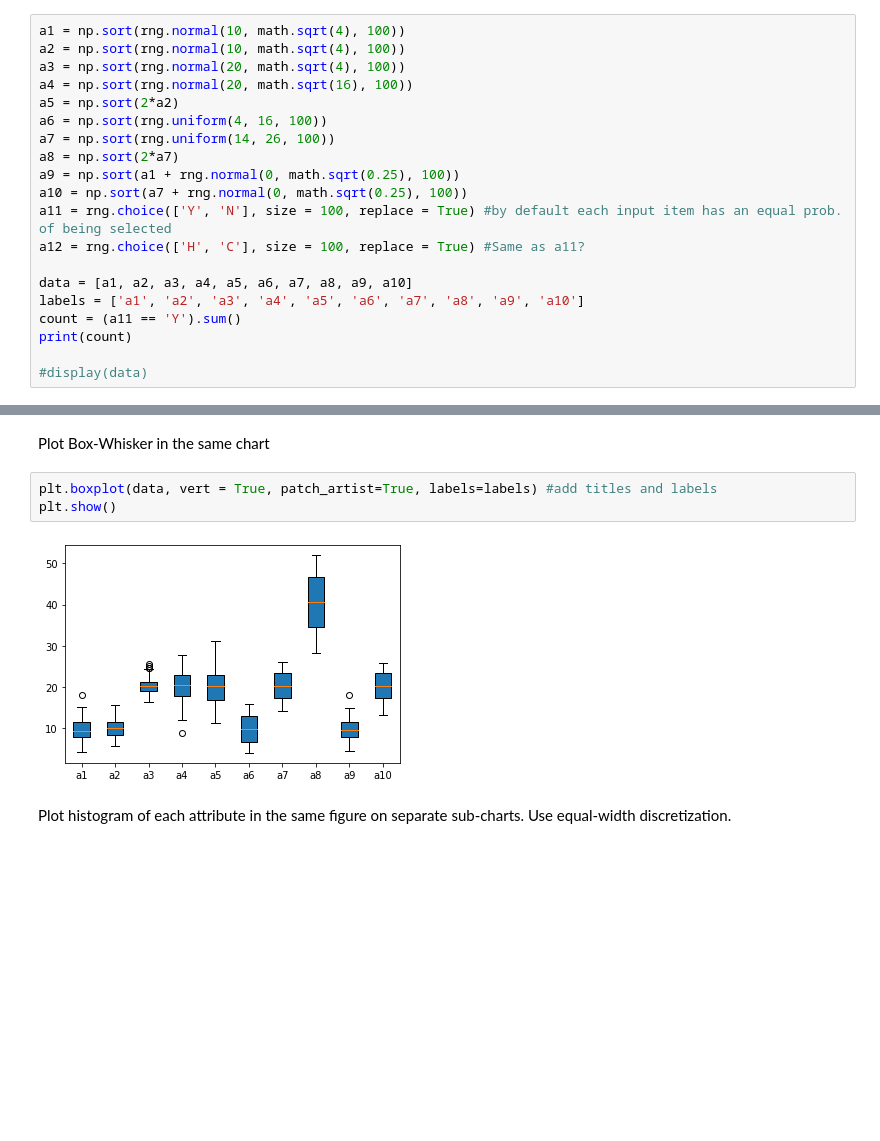
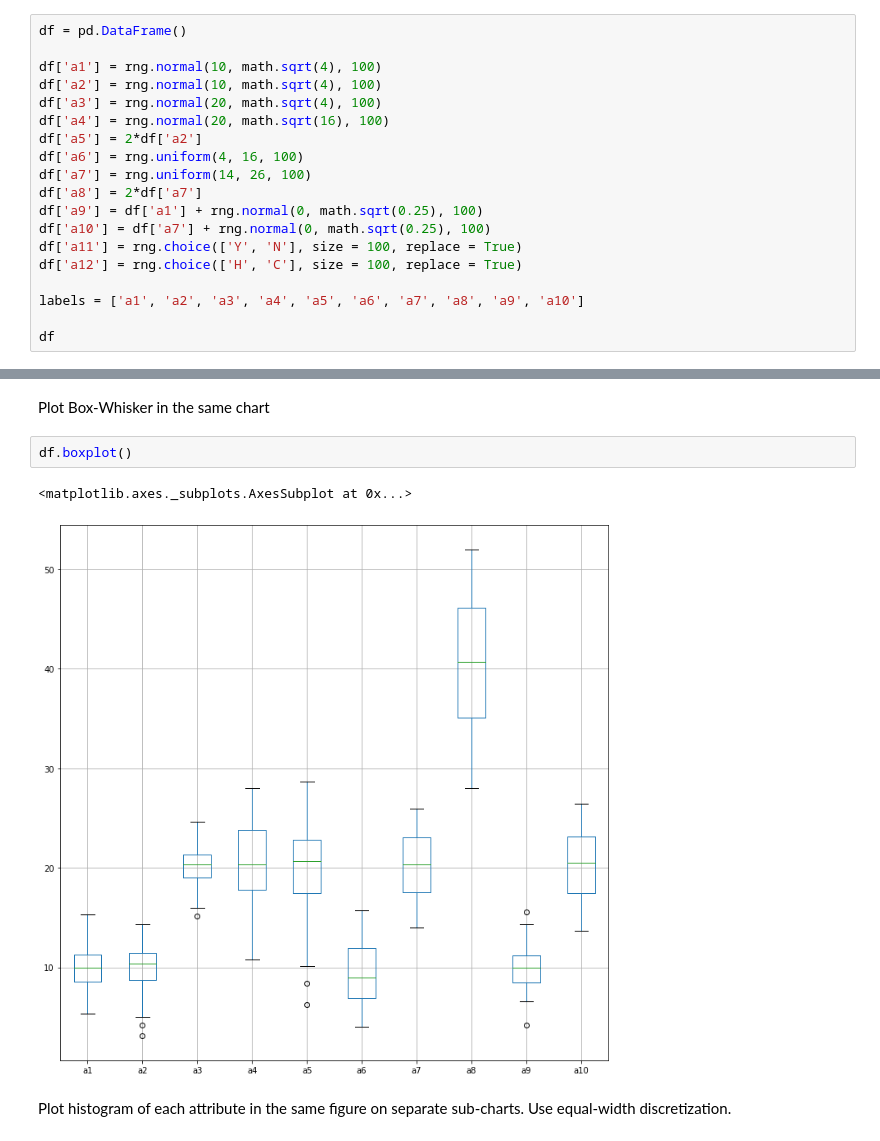
Before and after one commit to apmire3/CMPS451, a Jupyter notebook: C3/C3temp.ipynb, the cells around one changed output, grey strips where cells are left out. Saved outputs shown, nothing was run; the diff lists cells and outputs as text; blank space fills up the shorter version.

```diff
--- a/C3/C3temp.ipynb
+++ b/C3/C3temp.ipynb
@@ -42,23 +44,22 @@ a10 is equal to a7 + a noise from a normal distribution N(0,0.25)<br>
 a11 is randomly selected from categories of {Y, N}. Categories have the same probability of occurence.<br>
 a12 is from a nominal domain with categories of {H, C}. Categories have the same probability of occurence.
 # %%
-a1 = np.sort(rng.normal(10, math.sqrt(4), 100))
-a2 = np.sort(rng.normal(10, math.sqrt(4), 100))
-a3 = np.sort(rng.normal(20, math.sqrt(4), 100))
-a4 = np.sort(rng.normal(20, math.sqrt(16), 100))
-a5 = np.sort(2*a2)
-a6 = np.sort(rng.uniform(4, 16, 100))
-a7 = np.sort(rng.uniform(14, 26, 100))
-a8 = np.sort(2*a7)
-a9 = np.sort(a1 + rng.normal(0, math.sqrt(0.25), 100))
-a10 = np.sort(a7 + rng.normal(0, math.sqrt(0.25), 100))
-a11 = rng.choice(['Y', 'N'], size = 100, replace = True) #by default each input item has an equal prob. of being selected
-a12 = rng.choice(['H', 'C'], size = 100, replace = True) #Same as a11?
+df = pd.DataFrame()
 
-data = [a1, a2, a3, a4, a5, a6, a7, a8, a9, a10]
+df['a1'] = rng.normal(10, math.sqrt(4), 100)
+df['a2'] = rng.normal(10, math.sqrt(4), 100)
+df['a3'] = rng.normal(20, math.sqrt(4), 100)
+df['a4'] = rng.normal(20, math.sqrt(16), 100)
+df['a5'] = 2*df['a2']
+df['a6'] = rng.uniform(4, 16, 100)
+df['a7'] = rng.uniform(14, 26, 100)
+df['a8'] = 2*df['a7']
+df['a9'] = df['a1'] + rng.normal(0, math.sqrt(0.25), 100)
+df['a10'] = df['a7'] + rng.normal(0, math.sqrt(0.25), 100)
+df['a11'] = rng.choice(['Y', 'N'], size = 100, replace = True)
+df['a12'] = rng.choice(['H', 'C'], size = 100, replace = True)
+
 labels = ['a1', 'a2', 'a3', 'a4', 'a5', 'a6', 'a7', 'a8', 'a9', 'a10']
-count = (a11 == 'Y').sum()
-print(count)
 
-#display(data)
+df
 # %% [output]
@@ -67,11 +80,11 @@ print(count)
 ## Explore Data
 # %% [markdown]
 Plot Box-Whisker in the same chart
-# %%
-plt.boxplot(data, vert = True, patch_artist=True, labels=labels) #add titles and labels
-plt.show()
-# %% [output]
-[figure, removed]
+# %%
+df.boxplot()
+# %% [output]
+<matplotlib.axes._subplots.AxesSubplot at 0x...>
+[figure, added]
 # %% [markdown]
 Plot histogram of each attribute in the same figure on separate sub-charts. Use equal-width discretization.
 # %%
```
Also changed, not shown: parts of 9 cells of this notebook.
